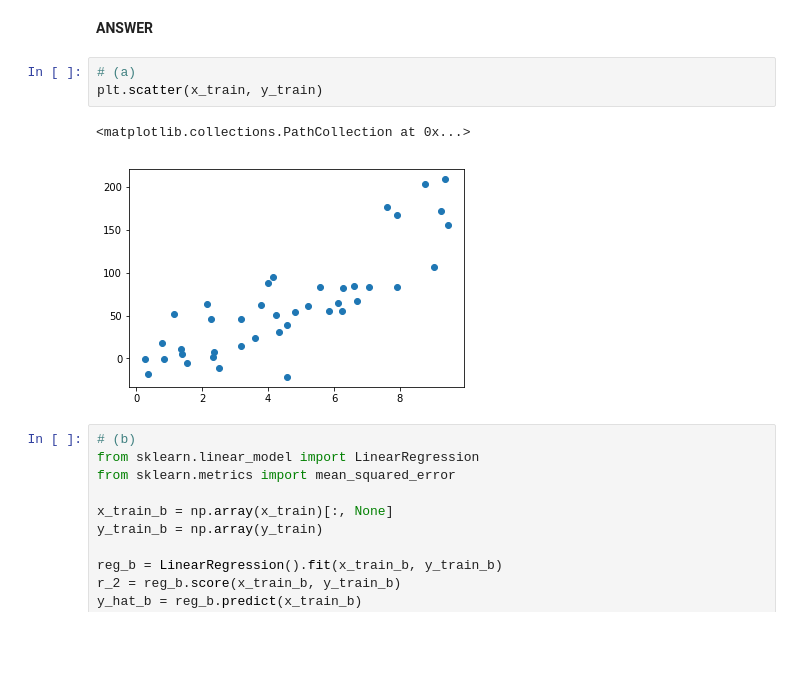
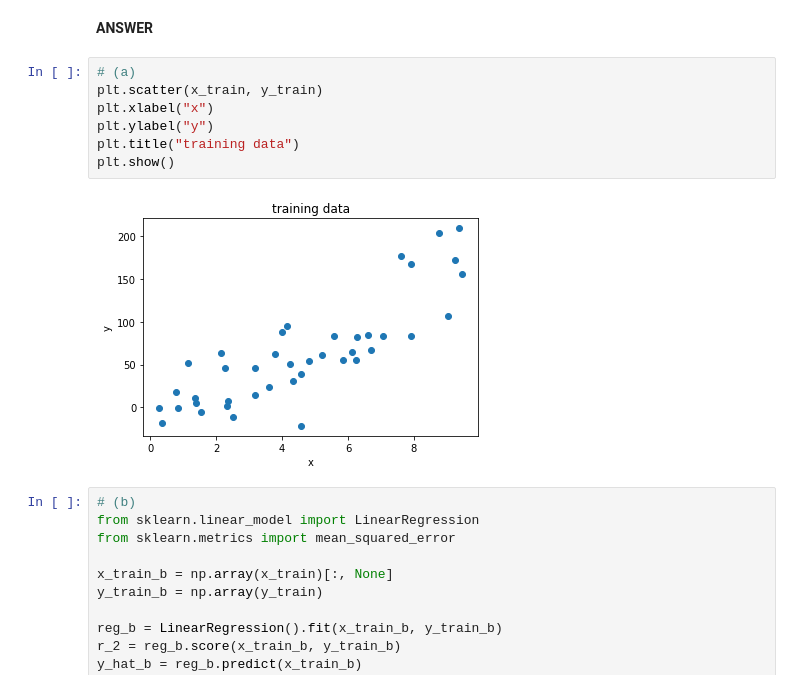
Before and after one commit to chrimiway/machine-learning-course, a Jupyter notebook: Assignment2.ipynb, the cells around one changed output. Cells and saved outputs as stored; diff of their text form; blank space fills up the shorter version.

```diff
--- a/Assignment2.ipynb
+++ b/Assignment2.ipynb
@@ -522,9 +529,12 @@ y_test = [98.52,16.09,198.45,75.90,85.11,47.64,14.76,141.03,-39.13]
 # %%
 # (a)
 plt.scatter(x_train, y_train)
+plt.xlabel("x")
+plt.ylabel("y")
+plt.title("training data")
+plt.show()
 # %% [output]
-<matplotlib.collections.PathCollection at 0x...>
-[figure, old version]
+[figure, new version]
 # %%
 # (b)
 from sklearn.linear_model import LinearRegression
```
Also changed, not shown: parts of 5 cells of this notebook.
